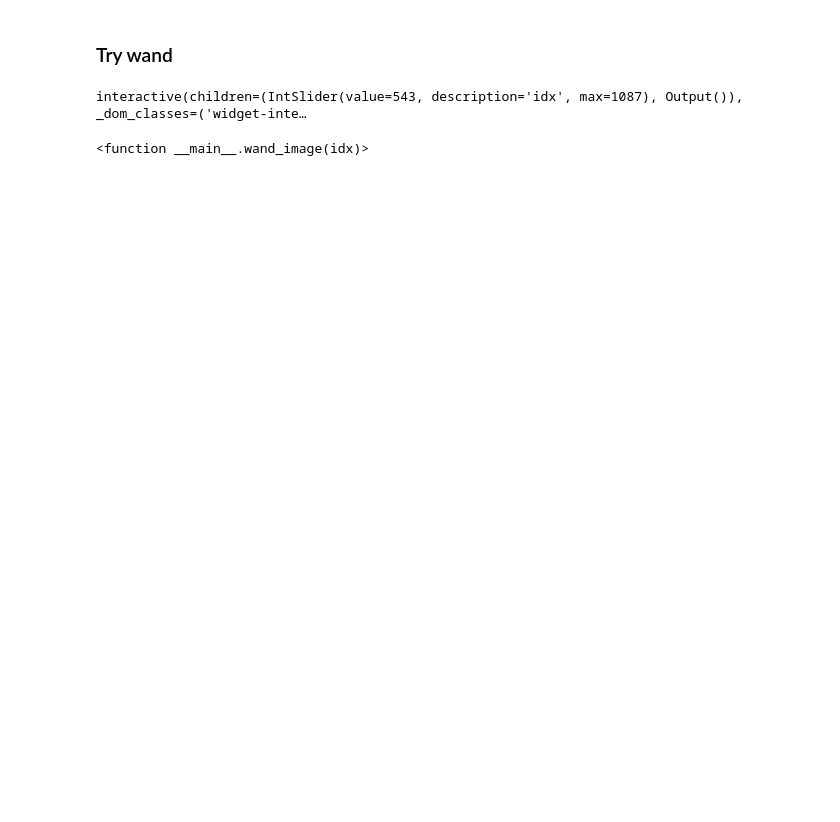
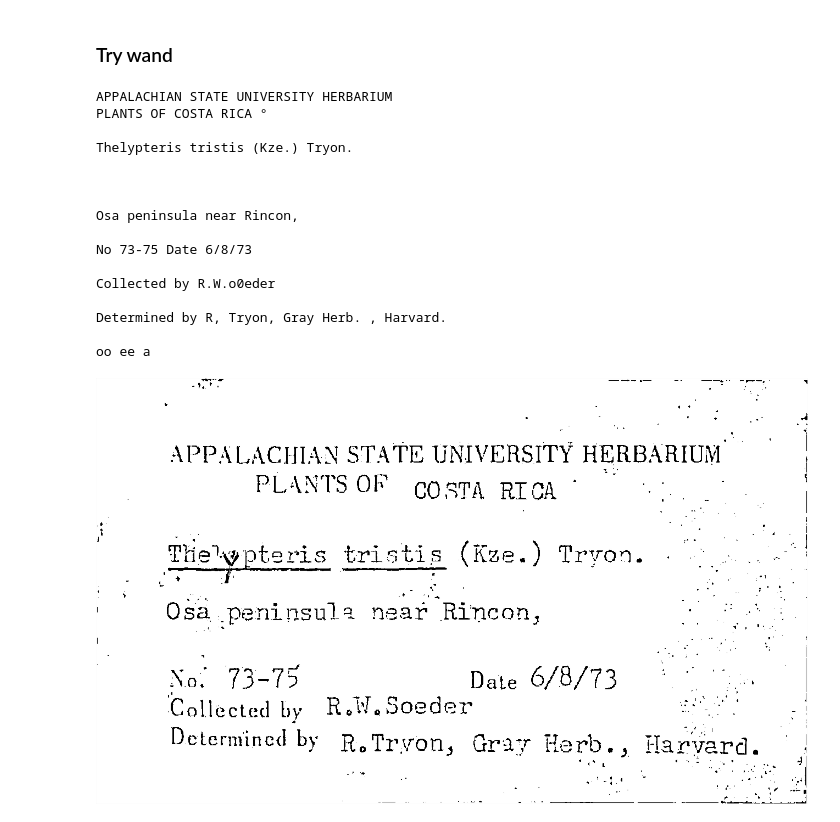
Before and after one commit to rafelafrance/digi_leap_old, a Jupyter notebook: scratch/binarize_image.ipynb, the cells around one changed output. Saved outputs shown, nothing was run; the diff lists cells and outputs as text; code cells hidden in the pictures; blank space fills up the shorter version.

```diff
--- a/scratch/binarize_image.ipynb
+++ b/scratch/binarize_image.ipynb
@@ -95,28 +122,43 @@ interactive(children=(IntSlider(value=543, description='idx', max=1087), Output(
 # %%
 radius = 11
 
 
 def wand_image(idx):
     path = IMAGES[idx]
     with Image(filename=path) as image:
         image.transform_colorspace('gray')
         image.deskew(0.4)
         image.adaptive_threshold(
             width=radius, height=radius, offset=-0.04 * image.quantum_range)
         image.despeckle()
         image.sharpen()
         blob = image.make_blob('jpeg')
         blob = PImage.open(io.BytesIO(blob))
         text = pytesseract.image_to_string(blob)
         print(text)
         display(image)
 
 
-# wand_image(46)
-interact(wand_image, idx=(0, len(IMAGES) - 1))
+wand_image(IDX)
+# interact(wand_image, idx=(0, len(IMAGES) - 1))
 # %% [output]
-interactive(children=(IntSlider(value=543, description='idx', max=1087), Output()), _dom_classes=('widget-inte…
+APPALACHIAN STATE UNIVERSITY HERBARIUM
+PLANTS OF COSTA RICA °
+
+Thelypteris tristis (Kze.) Tryon.
+
+
+
+Osa peninsula near Rincon,
+
+No 73-75 Date 6/8/73
+
+Collected by R.W.o0eder
+
+Determined by R, Tryon, Gray Herb. , Harvard.
+
+oo ee a
-<function __main__.wand_image(idx)>
+[figure, added]
 # %%
 %%javascript
 $('.output_text').css('font-size', '16pt')
```
Also changed, not shown: parts of 6 cells of this notebook, 13 other files.
